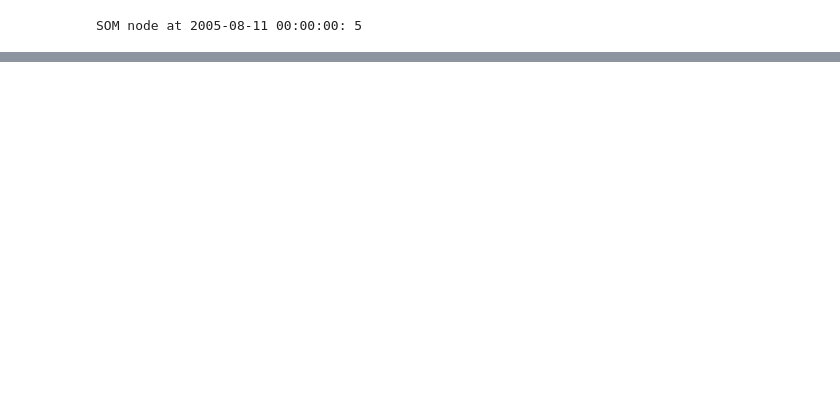
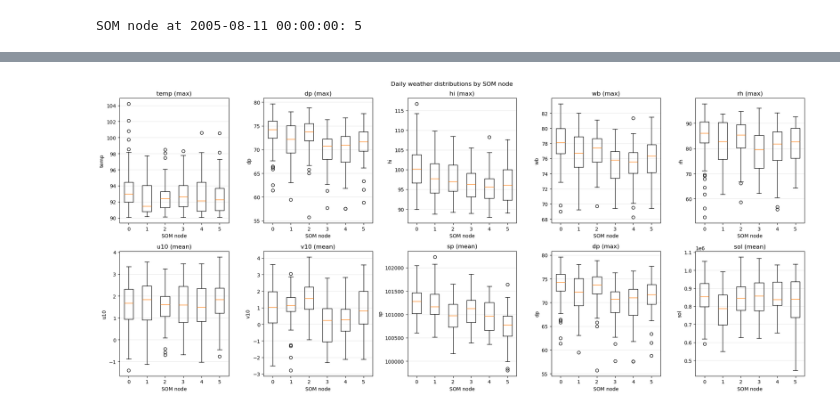
Before and after one commit to stephasharo17/Heat-Island-SOMS, a Jupyter notebook: Location_Specific_SOMs_update.ipynb, the cells around one changed output, grey strips where cells are left out. Drawn from its saved outputs; the diff is of its cells as text; code cells hidden in the pictures; blank space fills up the shorter version.

Commit message:
Created Variable Profiles for Each Node

```diff
--- a/Location_Specific_SOMs_update.ipynb
+++ b/Location_Specific_SOMs_update.ipynb
@@ -972,0 +1070,5 @@ plt.show()
+# %%
+# loop through the node_profiles dictionary and display the first few rows of each DataFrame to verify the data.
+for node_id, profile in node_profiles.items():
+    print(f"\nNode {node_id} profile:")
+    display(node_profiles[node_id].head())
@@ -972,0 +1118,11 @@ plt.show()
+# %%
+# Create a summary table for each node, including the number of days, mean, and standard deviation for each variable.
+node_summaries = {}
+for node_id, profile in node_profiles.items():
+    summary = profile.describe().transpose()[["count", "mean", "std"]]
+    summary.rename(columns={"count": "n_days"}, inplace=True)
+    node_summaries[node_id] = summary
+#Loop through the node_summaries dictionary and display each summary table for the corresponding SOM node.
+for node_id, summary in node_summaries.items():
+    print(f"\nSOM Node {node_id} Summary:")
+    display(node_summaries[node_id])
@@ -972,0 +1208,27 @@ plt.show()
+# %%
+#Visualize the weather profiles for each SOM node using boxplots. This will help to understand the distribution of each variable within each node.
+variables = vars_to_use
+node_ids = sorted(node_profiles)
+
+fig, axes = plt.subplots(2, 5, figsize=(20, 9))
+axes = axes.flatten()
+
+for ax, var in zip(axes, variables):
+    values_by_node = [
+        node_profiles[node_id][var].dropna().to_numpy()
+        for node_id in node_ids
+    ]
+
+    ax.boxplot(values_by_node)
+    ax.set_xticks(range(1, len(node_ids) + 1))
+    ax.set_xticklabels(node_ids)
+    ax.set_title(f"{var} ({daily_stat[var]})")
+    ax.set_xlabel("SOM node")
+    ax.set_ylabel(var)
+    ax.grid(axis="y", alpha=0.3)
+
+fig.suptitle("Daily weather distributions by SOM node")
+plt.tight_layout()
+plt.show()
+# %% [output]
+[figure, added]
```
Also changed, not shown: parts of 20 cells of this notebook.
